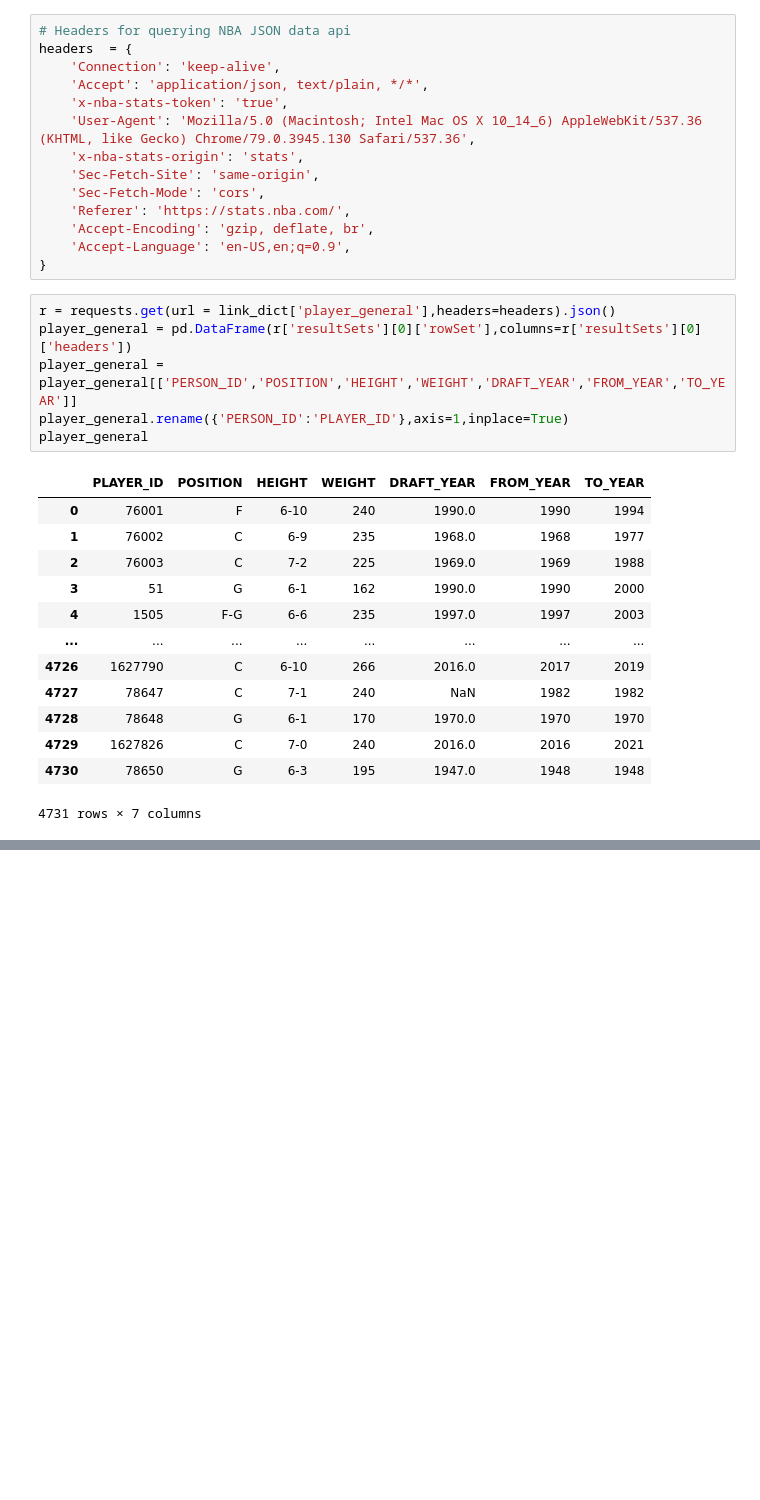
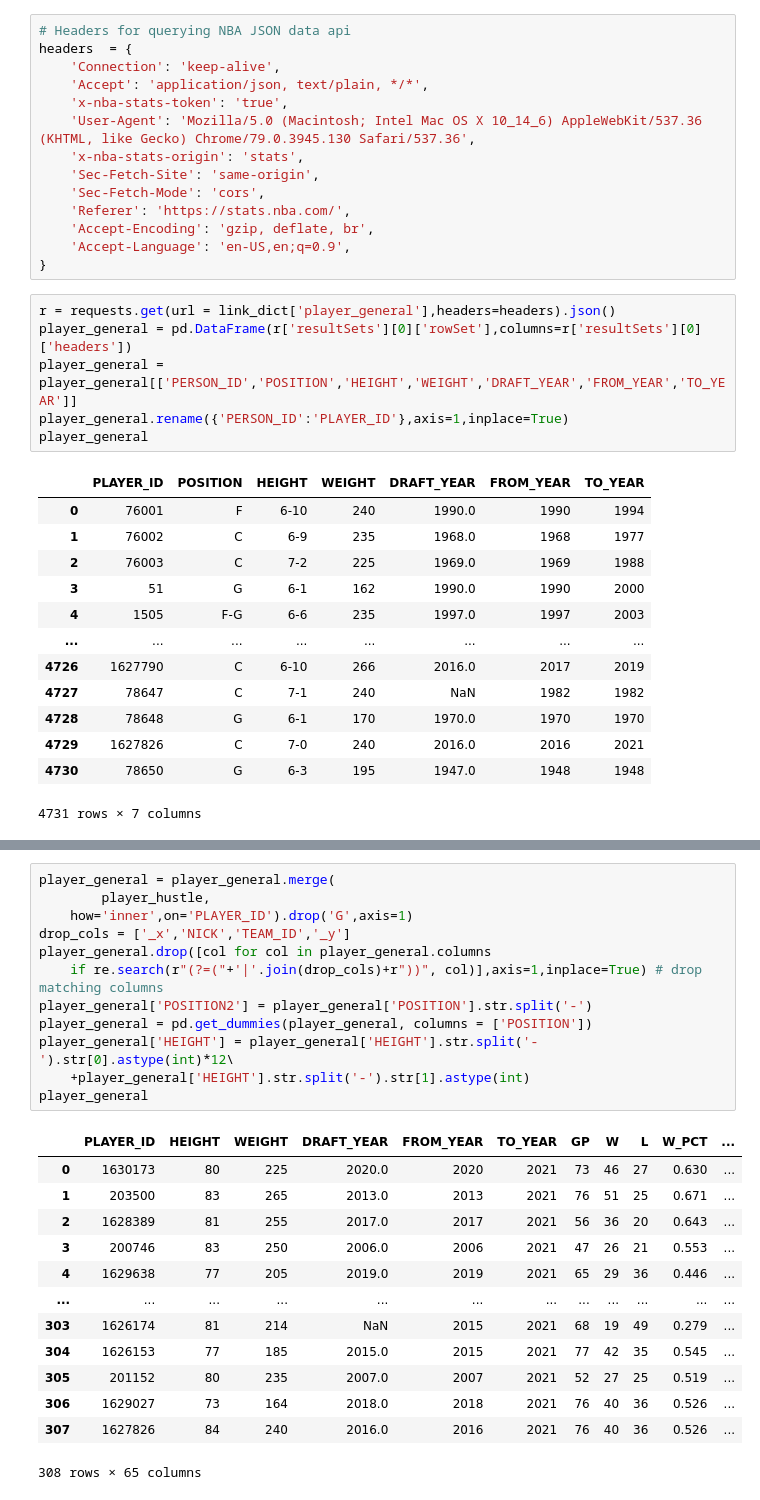
Before and after one commit to ImWesAdams/NBAPredictionsAndData, a Jupyter notebook: Analyzing and Regressing NBA Box Plus Minus.ipynb, the cells around one changed output, grey strips where cells are left out. Saved outputs shown, nothing was run; the diff lists cells and outputs as text; blank space fills up the shorter version.

```diff
--- a/Analyzing and Regressing NBA Box Plus Minus.ipynb
+++ b/Analyzing and Regressing NBA Box Plus Minus.ipynb
@@ -117,3 +121,29 @@ player_hustle
 | 603 | 1630533 | Ziaire Williams | 1610612763 | MEM | 20.0 | 62 | 21.7 | 4.63 | ... |
 | 604 | 1629597 | Zylan Cheatham | 1610612762 | UTA | 26.0 | 1 | 5.2 | 0.00 | ... |
 605 rows × 28 columns
+# %%
+player_general = player_general.merge(
+        player_hustle,
+    how='inner',on='PLAYER_ID').drop('G',axis=1)
+drop_cols = ['_x','NICK','TEAM_ID','_y']
+player_general.drop([col for col in player_general.columns
+    if re.search(r"(?=("+'|'.join(drop_cols)+r"))", col)],axis=1,inplace=True) # drop matching columns
+player_general['POSITION2'] = player_general['POSITION'].str.split('-')
+player_general = pd.get_dummies(player_general, columns = ['POSITION'])
+player_general['HEIGHT'] = player_general['HEIGHT'].str.split('-').str[0].astype(int)*12\
+    +player_general['HEIGHT'].str.split('-').str[1].astype(int)
+player_general
+# %% [output]
+|  | PLAYER_ID | HEIGHT | WEIGHT | DRAFT_YEAR | FROM_YEAR | TO_YEAR | GP | W | L | W_PCT | ... |
+| 0 | 1630173 | 80 | 225 | 2020.0 | 2020 | 2021 | 73 | 46 | 27 | 0.630 | ... |
+| 1 | 203500 | 83 | 265 | 2013.0 | 2013 | 2021 | 76 | 51 | 25 | 0.671 | ... |
+| 2 | 1628389 | 81 | 255 | 2017.0 | 2017 | 2021 | 56 | 36 | 20 | 0.643 | ... |
+| 3 | 200746 | 83 | 250 | 2006.0 | 2006 | 2021 | 47 | 26 | 21 | 0.553 | ... |
+| 4 | 1629638 | 77 | 205 | 2019.0 | 2019 | 2021 | 65 | 29 | 36 | 0.446 | ... |
+| ... | ... | ... | ... | ... | ... | ... | ... | ... | ... | ... | ... |
+| 303 | 1626174 | 81 | 214 | NaN | 2015 | 2021 | 68 | 19 | 49 | 0.279 | ... |
+| 304 | 1626153 | 77 | 185 | 2015.0 | 2015 | 2021 | 77 | 42 | 35 | 0.545 | ... |
+| 305 | 201152 | 80 | 235 | 2007.0 | 2007 | 2021 | 52 | 27 | 25 | 0.519 | ... |
+| 306 | 1629027 | 73 | 164 | 2018.0 | 2018 | 2021 | 76 | 40 | 36 | 0.526 | ... |
+| 307 | 1627826 | 84 | 240 | 2016.0 | 2016 | 2021 | 76 | 40 | 36 | 0.526 | ... |
+308 rows × 65 columns
```
Also changed, not shown: parts of 6 cells of this notebook.
